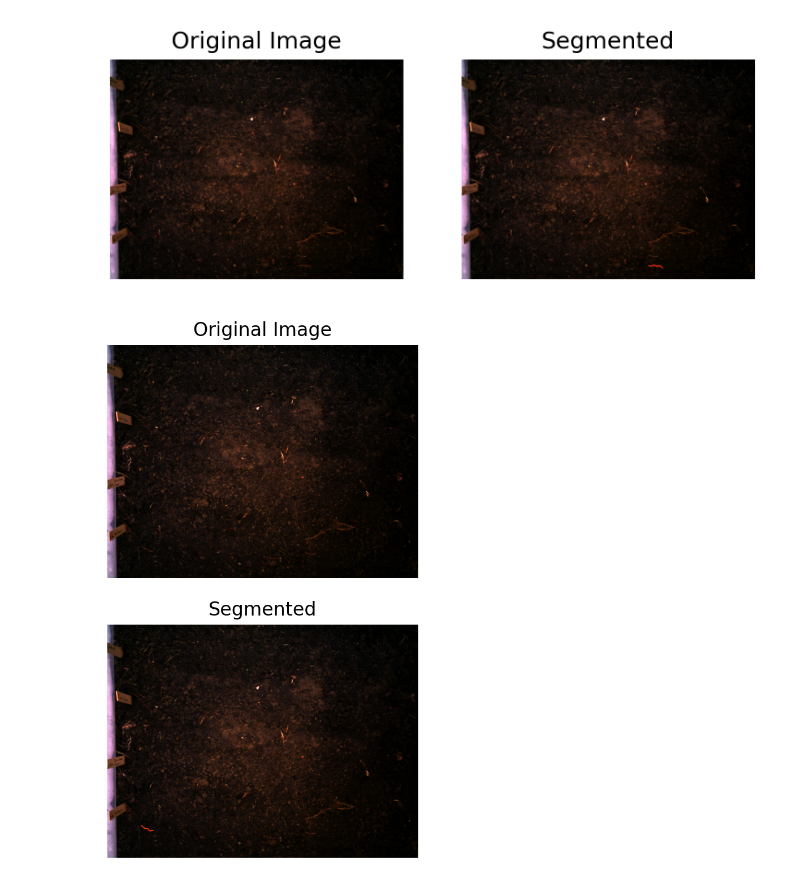
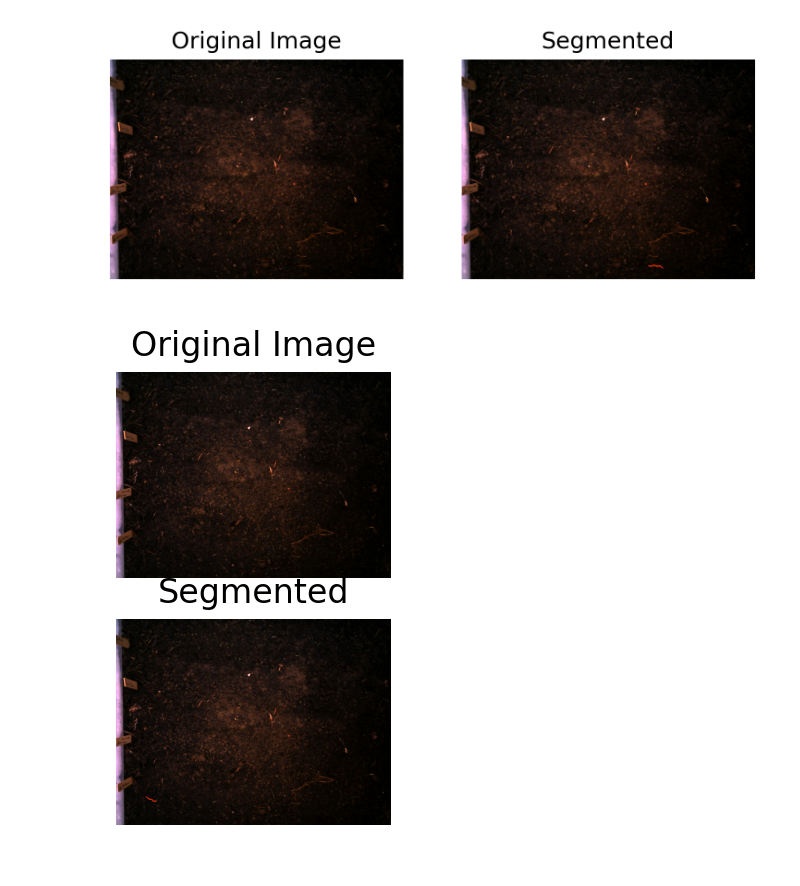
Before and after one commit to gabrielkassjohnson/tracking-invasive-worms-with-computer-vision, a Jupyter notebook: worms/anim-test.ipynb, the cells around one changed output. Saved outputs shown, nothing was run; the diff lists cells and outputs as text; code cells hidden in the pictures.

```diff
--- a/worms/anim-test.ipynb
+++ b/worms/anim-test.ipynb
@@ -83,36 +83,36 @@ plt.show
 <function matplotlib.pyplot.show(close=None, block=None)>
 [figure]
 # %%
-fig, (ax1, ax2) = plt.subplots(2,1,figsize=(6,6),dpi=200)
+fig, (ax1, ax2) = plt.subplots(2,1,figsize=(6,3),dpi=200)
 ax1.axis('off')
 ax2.axis('off')
 ax1.set_title('Original Image')
 ax2.set_title('Segmented')
 
 original = [ax1.imshow(img_array[0])]
 segmented = [ax2.imshow(output_array[0])]
 
 #initialization of animation, plot array of zeros
 def init():
     return original
     return segmented
 
 def animate(i):
     original = [ax1.imshow(img_array[i])]
     segmented = [ax2.imshow(output_array[i])]
 
     return original
     return segmented
 
 
 frame_max=len(img_array)
 anim = animation.FuncAnimation(fig, animate, init_func=init, repeat = True,
                                frames=range(0,frame_max), interval=1000, blit=True, repeat_delay=1000)
 
 anim.save('test.gif')
 plt.show()
 # %% [output]
-[figure, old version]
+[figure, new version]
 # %%
 import cv2
 import numpy as np
```
Also changed, not shown: 1 other file.
